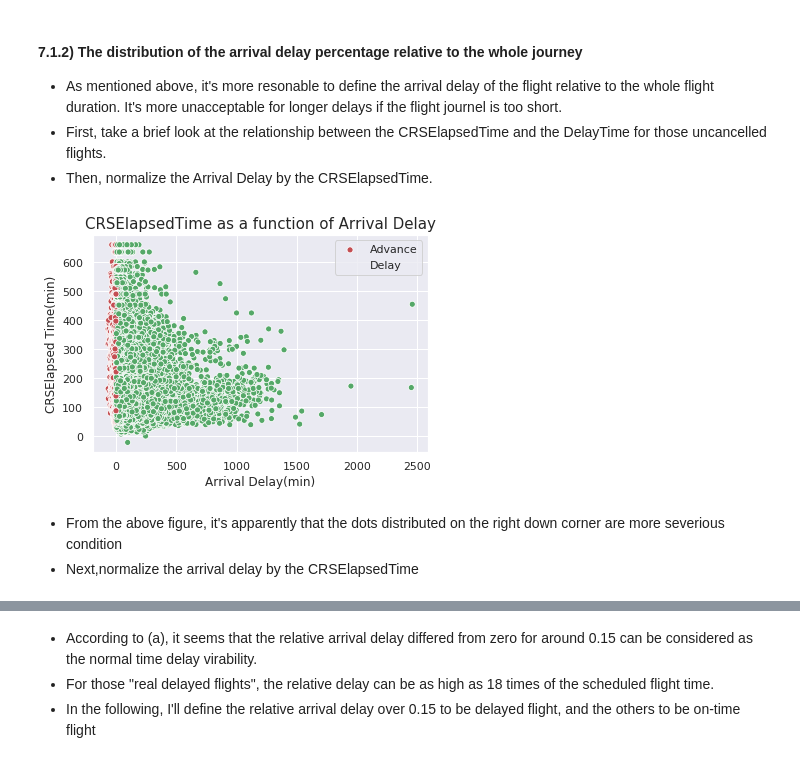
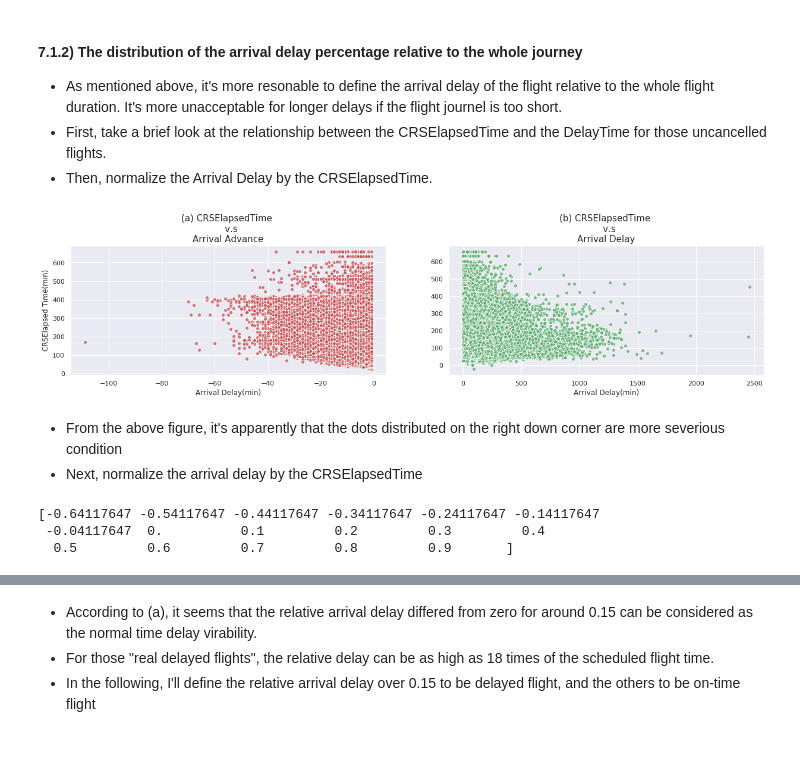
Before and after one commit to Wolfking2015/Final-Project-For-AML, a Jupyter notebook: final-project.ipynb, the cells around one changed output, grey strips where cells are left out. Cells and saved outputs as stored; diff of their text form; code cells hidden in the pictures.

Commit message:
Update the plot

```diff
--- a/final-project.ipynb
+++ b/final-project.ipynb
@@ -329,21 +332,29 @@ Propotion of delayed arrival cases is 0.8901362257085673
 * As mentioned above, it's more resonable to define the arrival delay of the flight relative to the whole flight duration. It's more unacceptable for longer delays if the flight journel is too short.
 * First, take a brief look at the relationship between the CRSElapsedTime and the DelayTime for those uncancelled flights.
 * Then, normalize the Arrival Delay by the CRSElapsedTime.
-# %%
-#Load the arrival delay and crselapstime into a dataframe for scatter plot
-ExamineArrDelAndCRSElapse=data_airline.loc[data_airline.Cancelled==0,['ArrDelay','CRSElapsedTime']]
-ExamineArrDelAndCRSElapse['DelayIndex']= ExamineArrDelAndCRSElapse['ArrDelay']<0
-#Scatterplot
-sns.scatterplot(x='ArrDelay', y='CRSElapsedTime', hue='DelayIndex',palette=['g', 'r'],data=ExamineArrDelAndCRSElapse);
-plt.legend(['Advance','Delay']);
-plt.xlabel('Arrival Delay(min)')
-plt.ylabel('CRSElapsed Time(min)')
-plt.title('CRSElapsedTime as a function of Arrival Delay',fontsize=15);
-# %% [output]
-[figure, removed]
+# %%
+#Load the arrival delay and crselapstime into a dataframe for scatter plot
+ExamineArrDelAndCRSElapse=data_airline.loc[data_airline.Cancelled==0,['ArrDelay','CRSElapsedTime']]
+
+#Scatter plot for CRSElapsed Time v.s. Arrival Advance and Delay respectively
+plt.subplot(1,2,1)
+sns.set()
+plt.scatter(ExamineArrDelAndCRSElapse.loc[ExamineArrDelAndCRSElapse['ArrDelay']<0]['ArrDelay'],ExamineArrDelAndCRSElapse.loc[ExamineArrDelAndCRSElapse['ArrDelay']<0]['CRSElapsedTime'],color='r',edgecolors='w',alpha=0.75)
+plt.xlabel('Arrival Delay(min)',fontsize=12)
+plt.ylabel('CRSElapsed Time(min)',fontsize=12)
+plt.title('(a) CRSElapsedTime \n   v.s \nArrival Advance',fontsize=15);
+
+plt.subplot(1,2,2)
+sns.set()
+plt.scatter(ExamineArrDelAndCRSElapse.loc[ExamineArrDelAndCRSElapse['ArrDelay']>0]['ArrDelay'],ExamineArrDelAndCRSElapse.loc[ExamineArrDelAndCRSElapse['ArrDelay']>0]['CRSElapsedTime'],color='g',edgecolors='w',alpha=0.75)
+plt.xlabel('Arrival Delay(min)',fontsize=12)
+plt.title('(b) CRSElapsedTime \n   v.s \nArrival Delay',fontsize=15);
+plt.subplots_adjust(left=-1.8) # make room for yticks
+# %% [output]
+[figure, added]
 # %% [markdown]
 * From the above figure, it's apparently that the dots distributed on the right down corner are more severious condition
-* Next,normalize the arrival delay by the CRSElapsedTime
+* Next, normalize the arrival delay by the CRSElapsedTime
 # %%
 # Add a new column called the relative delay to store the relative arrival delay
 data_airline['RelativeArrDel']=data_airline['ArrDelay']/data_airline['CRSElapsedTime']
@@ -351,0 +385,7 @@ RelativeArrDel=data_airline[data_airline.Cancelled==0]['RelativeArrDel']
+# %%
+#Make the plot, first plot the histogram of Advance and Delay<1 together
+plotedge_Fig1=np.concatenate((Bin_AdvanceRel[:-1],Bin_DelayRelWithin1[:-1]))
+# %% [output]
+[-0.64117647 -0.54117647 -0.44117647 -0.34117647 -0.24117647 -0.14117647
+ -0.04117647  0.          0.1         0.2         0.3         0.4
+  0.5         0.6         0.7         0.8         0.9       ]
```
Also changed, not shown: parts of 6 cells of this notebook.
